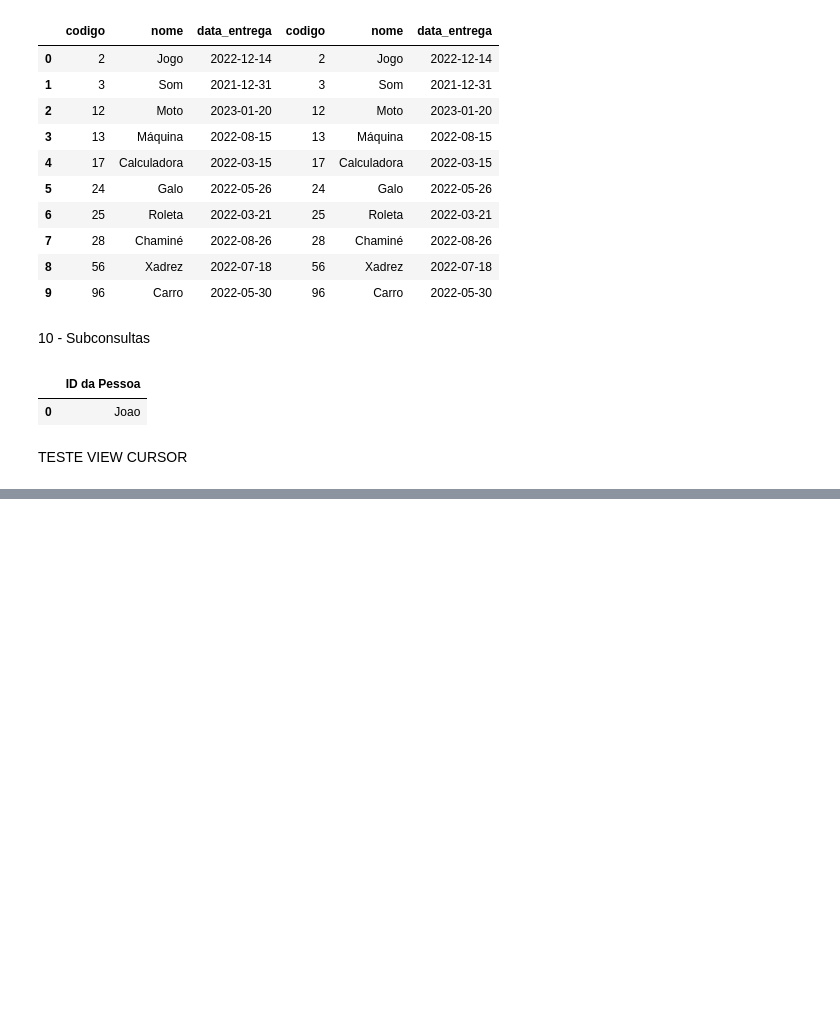
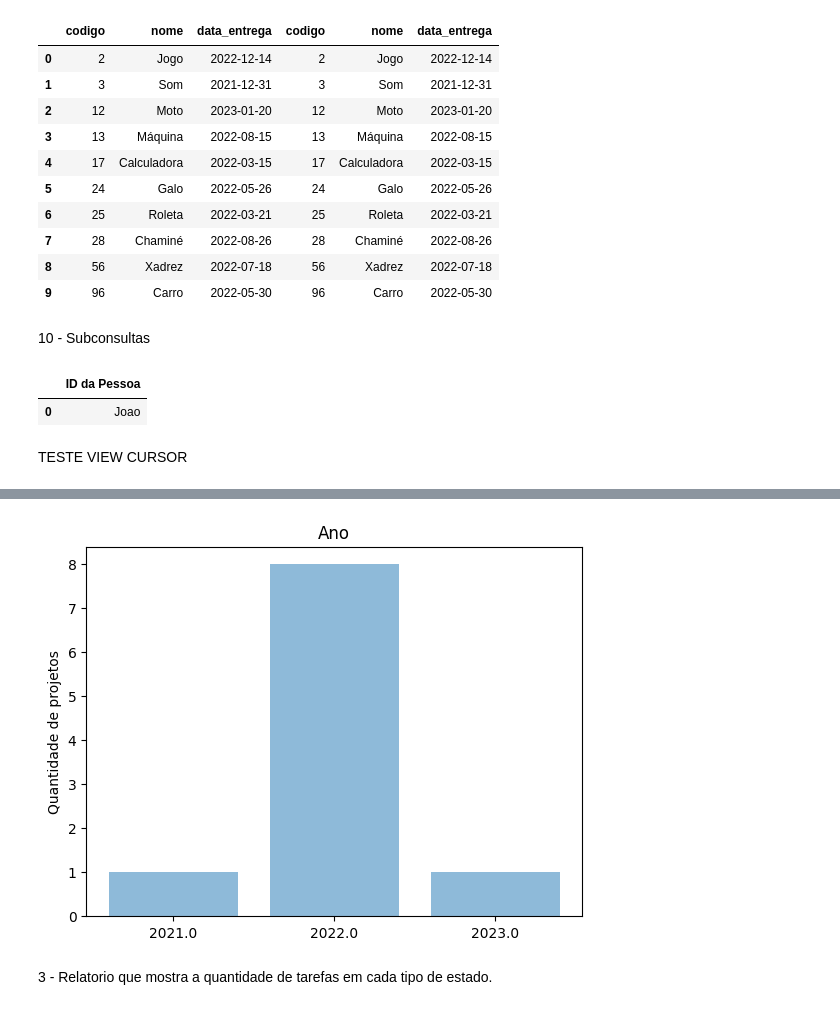
Before and after one commit to RodrigoCoouto/Template_Trab_BD1_2020, a Jupyter notebook: Gestor_de_Tarefas_e_Projeto_BD.ipynb, the cells around one changed output, grey strips where cells are left out. Saved outputs shown, nothing was run; the diff lists cells and outputs as text; code cells hidden in the pictures; blank space fills up the shorter version.

```diff
--- a/Gestor_de_Tarefas_e_Projeto_BD.ipynb
+++ b/Gestor_de_Tarefas_e_Projeto_BD.ipynb
@@ -458,0 +470,27 @@ cursor.close()
+# %%
+re_entregas = pd.read_sql_query("""SELECT EXTRACT(year FROM data_entrega) as "Ano",
+     COUNT(EXTRACT(year FROM data_entrega)) as "Projetos" FROM Projeto AS a
+    GROUP BY EXTRACT(year FROM a.data_entrega) ORDER BY EXTRACT(year FROM a.data_entrega)""", connect)
+# %%
+import matplotlib.pyplot as plt; plt.rcdefaults()
+import numpy as np
+import matplotlib.pyplot as plt
+
+df = pd.DataFrame(re_entregas)
+cm = sns.light_palette("green", as_cmap=True)
+df.style.background_gradient(cmap=cm)
+
+objects = tuple(df.Ano)
+y_pos = np.arange(len(objects))
+performance = list(df.Projetos)
+
+plt.bar(y_pos, performance, align='center', alpha=0.5)
+plt.xticks(y_pos, objects)
+plt.ylabel('Quantidade de projetos')
+plt.title('Ano')
+
+plt.show()
+# %% [output]
+[figure, added]
+# %% [markdown]
+3 - Relatorio que mostra a quantidade de tarefas em cada tipo de estado.
```
Also changed, not shown: parts of 16 cells of this notebook.
